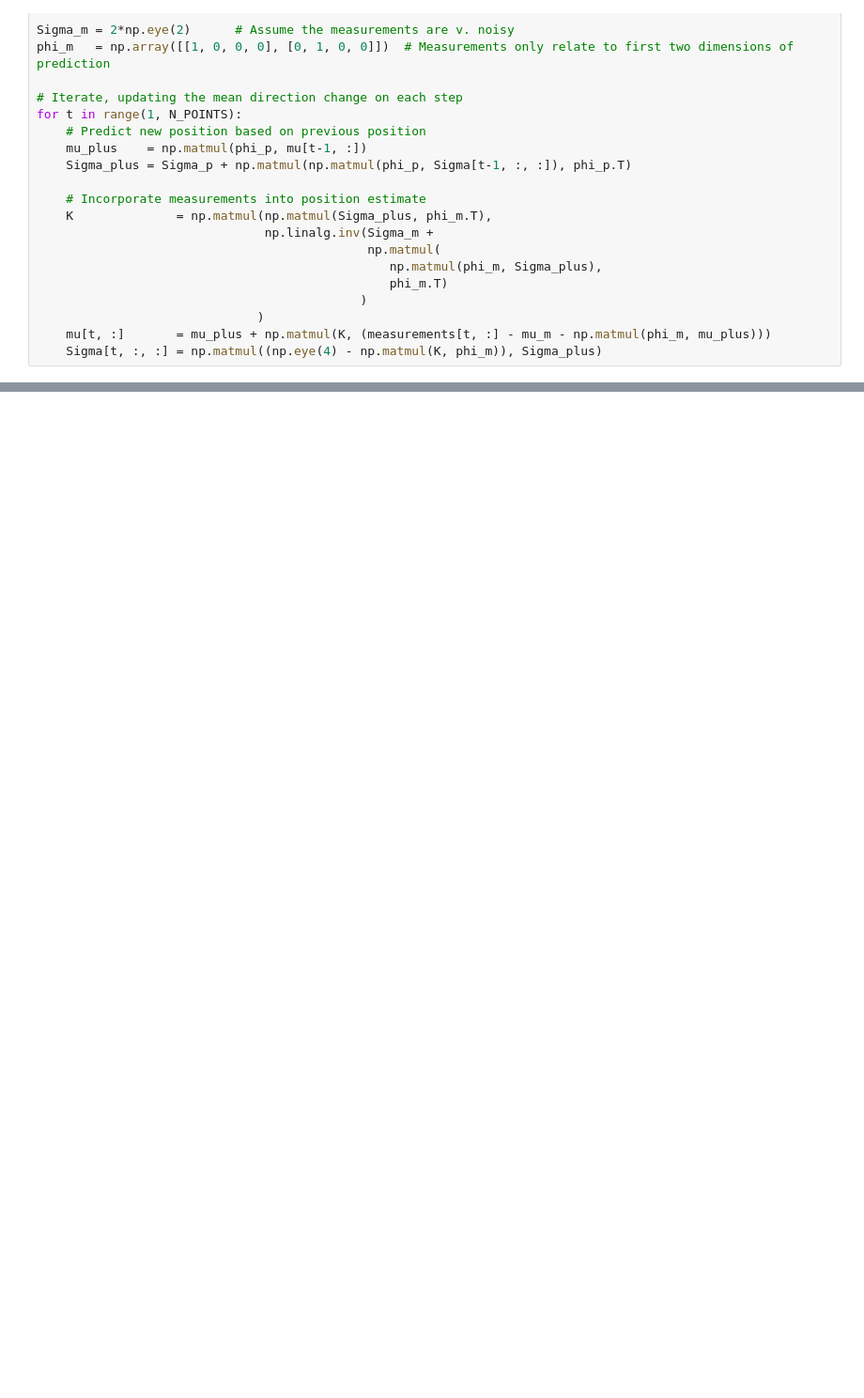
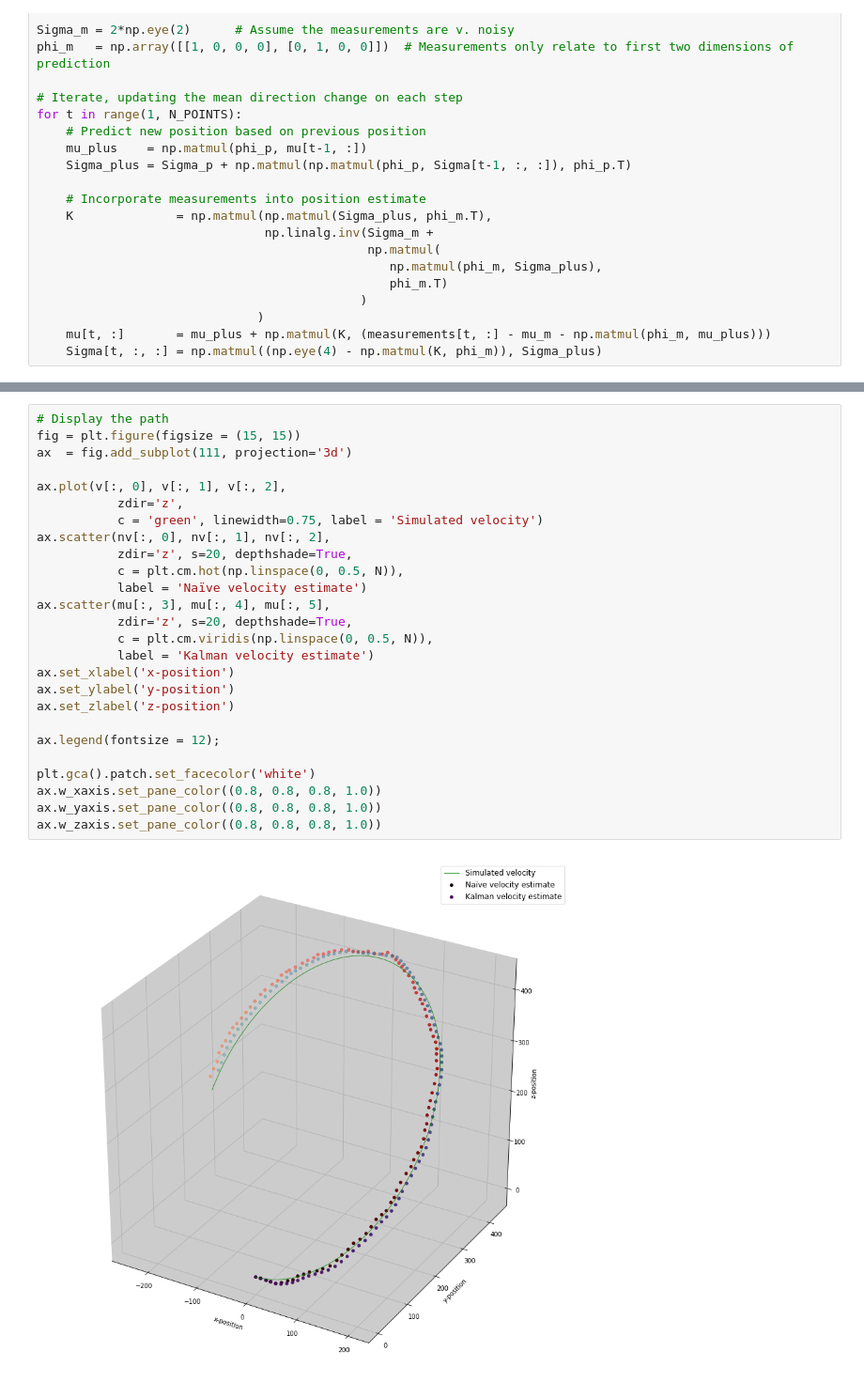
Before and after one commit to maakonis/Razzzr, a Jupyter notebook: Proposal/Kalman Filter/KalmanFilter.ipynb, the cells around one changed output, grey strips where cells are left out. Shown at 94% size. Saved outputs shown, nothing was run; the diff lists cells and outputs as text; blank space fills up the shorter version.

```diff
--- a/Proposal/Kalman Filter/KalmanFilter.ipynb
+++ b/Proposal/Kalman Filter/KalmanFilter.ipynb
@@ -253,0 +546,28 @@ for ax in axs:
+# %%
+# Display the path
+fig = plt.figure(figsize = (15, 15))
+ax  = fig.add_subplot(111, projection='3d')
+
+ax.plot(v[:, 0], v[:, 1], v[:, 2],
+           zdir='z',
+           c = 'green', linewidth=0.75, label = 'Simulated velocity')
+ax.scatter(nv[:, 0], nv[:, 1], nv[:, 2],
+           zdir='z', s=20, depthshade=True,
+           c = plt.cm.hot(np.linspace(0, 0.5, N)),
+           label = 'Naïve velocity estimate')
+ax.scatter(mu[:, 3], mu[:, 4], mu[:, 5],
+           zdir='z', s=20, depthshade=True,
+           c = plt.cm.viridis(np.linspace(0, 0.5, N)),
+           label = 'Kalman velocity estimate')
+ax.set_xlabel('x-position')
+ax.set_ylabel('y-position')
+ax.set_zlabel('z-position')
+
+ax.legend(fontsize = 12);
+
+plt.gca().patch.set_facecolor('white')
+ax.w_xaxis.set_pane_color((0.8, 0.8, 0.8, 1.0))
+ax.w_yaxis.set_pane_color((0.8, 0.8, 0.8, 1.0))
+ax.w_zaxis.set_pane_color((0.8, 0.8, 0.8, 1.0))
+# %% [output]
+[figure, added]
```
Also changed, not shown: parts of 32 cells of this notebook.
